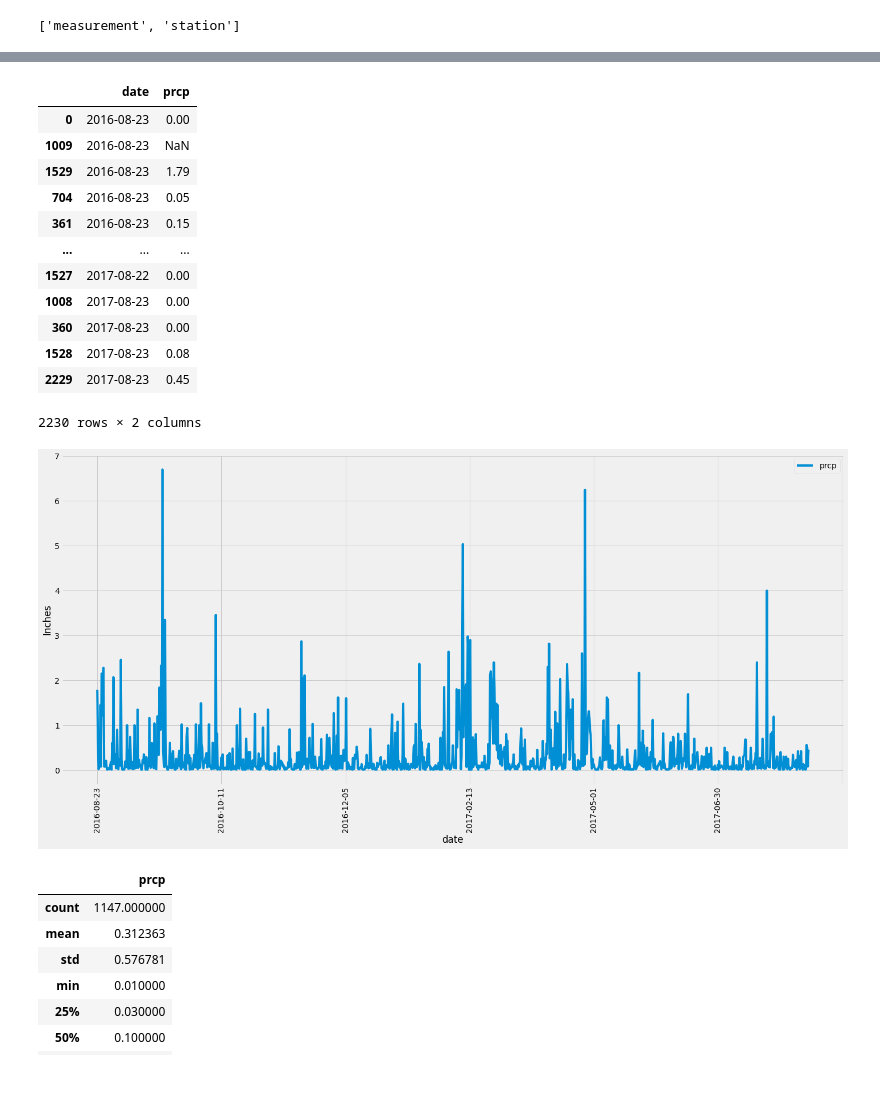
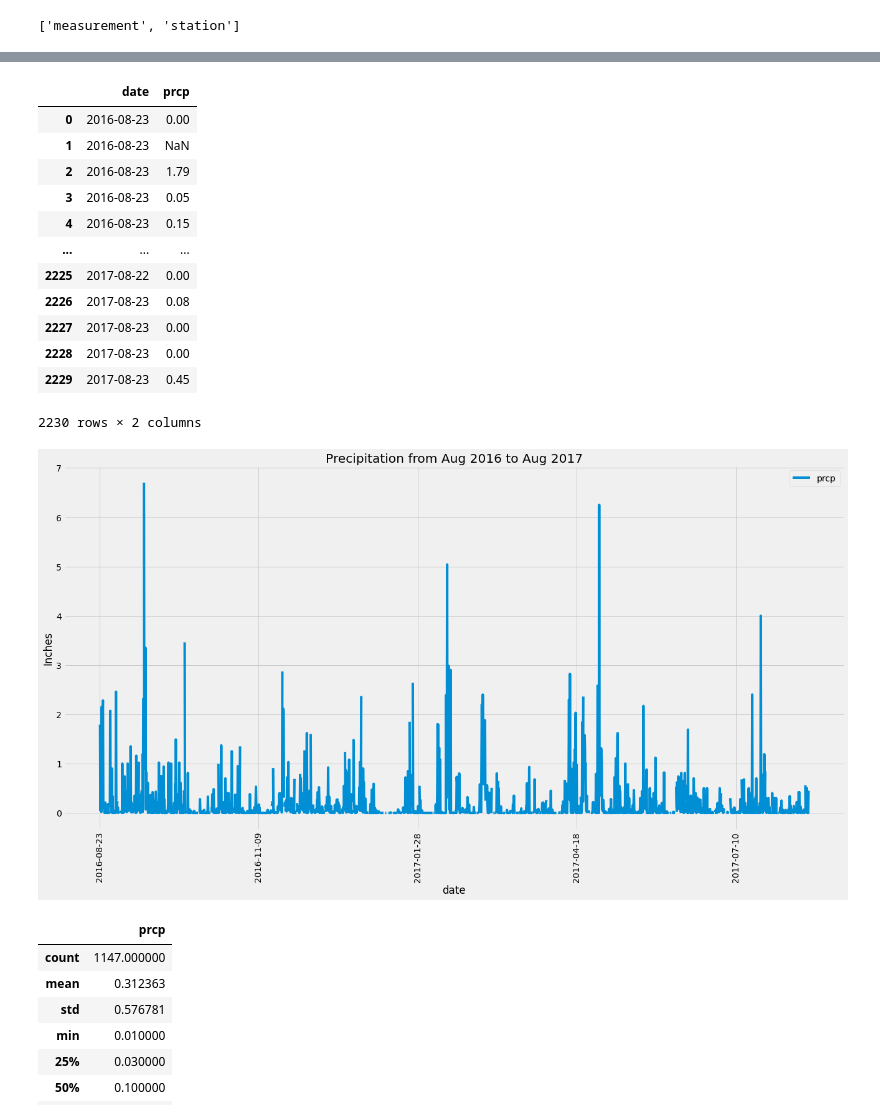
Before and after one commit to samuelokunola326/sqlalchemy-challenge, a Jupyter notebook: Climate_Analysis.ipynb, the cells around one changed output, grey strips where cells are left out. Drawn from its saved outputs; the diff is of its cells as text; code cells hidden in the pictures; blank space fills up the shorter version.

```diff
--- a/Climate_Analysis.ipynb
+++ b/Climate_Analysis.ipynb
@@ -51,6 +46,10 @@ prcp_data
+# %%
+#Creating a query that filters the last 12 months
+prcp_data = session.query(measurements.date,
+                          measurements.prcp ).filter(measurements.date <= '2017-08-23',measurements.date >= '2016-08-23')
 # %%
 #Reading data into Pandas
-hw_df = pd.read_sql(mesurement.date, measurement.prcp, session)
+hw_df = pd.DataFrame(prcp_data)
 #showing data frame
-hw_df.head()
+hw_df
 # %% [output]
@@ -58,33 +69,37 @@ NameError: name 'mesurement' is not defined
 # %%
 #sorting data frame
-hw_df.sort_values(by='date')
-# hw_df
+hw_df = hw_df.sort_values(by='date')
+#resetting index
+hw_df.reset_index(drop=True)
 # %% [output]
 |  | date | prcp |
 | 0 | 2016-08-23 | 0.00 |
-| 1009 | 2016-08-23 | NaN |
-| 1529 | 2016-08-23 | 1.79 |
-| 704 | 2016-08-23 | 0.05 |
-| 361 | 2016-08-23 | 0.15 |
+| 1 | 2016-08-23 | NaN |
+| 2 | 2016-08-23 | 1.79 |
+| 3 | 2016-08-23 | 0.05 |
+| 4 | 2016-08-23 | 0.15 |
 | ... | ... | ... |
-| 1527 | 2017-08-22 | 0.00 |
-| 1008 | 2017-08-23 | 0.00 |
-| 360 | 2017-08-23 | 0.00 |
-| 1528 | 2017-08-23 | 0.08 |
+| 2225 | 2017-08-22 | 0.00 |
+| 2226 | 2017-08-23 | 0.08 |
+| 2227 | 2017-08-23 | 0.00 |
+| 2228 | 2017-08-23 | 0.00 |
 | 2229 | 2017-08-23 | 0.45 |
 2230 rows × 2 columns
 # %%
 
 #Plotting prcp data
 hw_df_plot = hw_df.plot(x='date',y='prcp', rot=90, figsize=(20,10))
+
+#Adding title for chart
+plt.title("Precipitation from Aug 2016 to Aug 2017")
 
 #labeling y label
 plt.ylabel('Inches')
 
 #showing chart
 plt.show()
 # %% [output]
-[figure, old version]
+[figure, new version]
 # %%
 #showing summary stats
 hw_df.describe()
```
Also changed, not shown: parts of 4 cells of this notebook.
